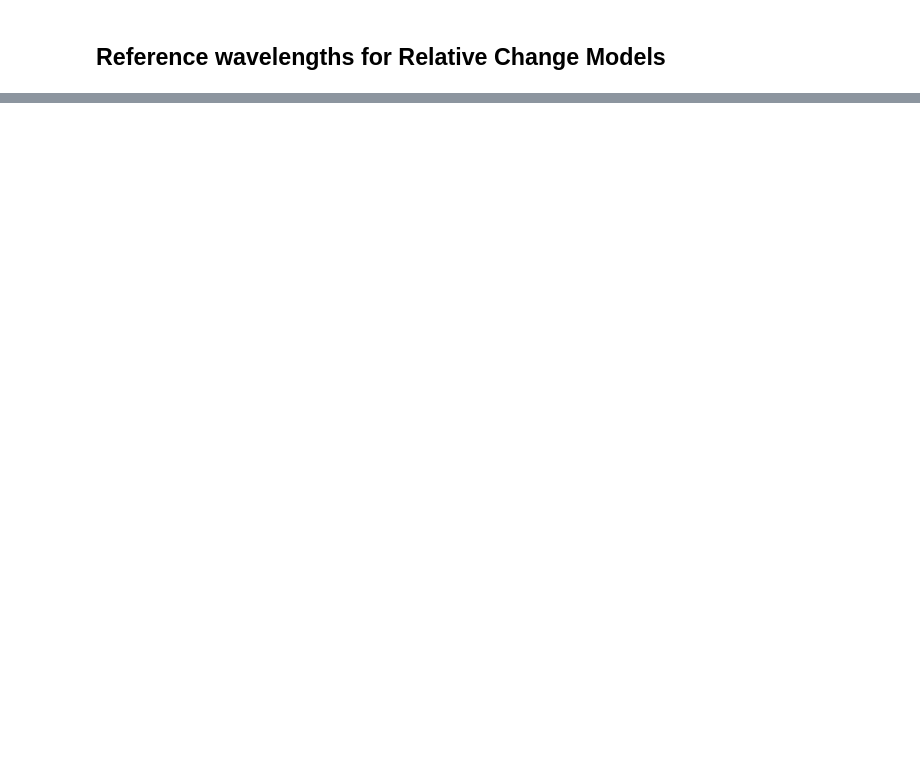
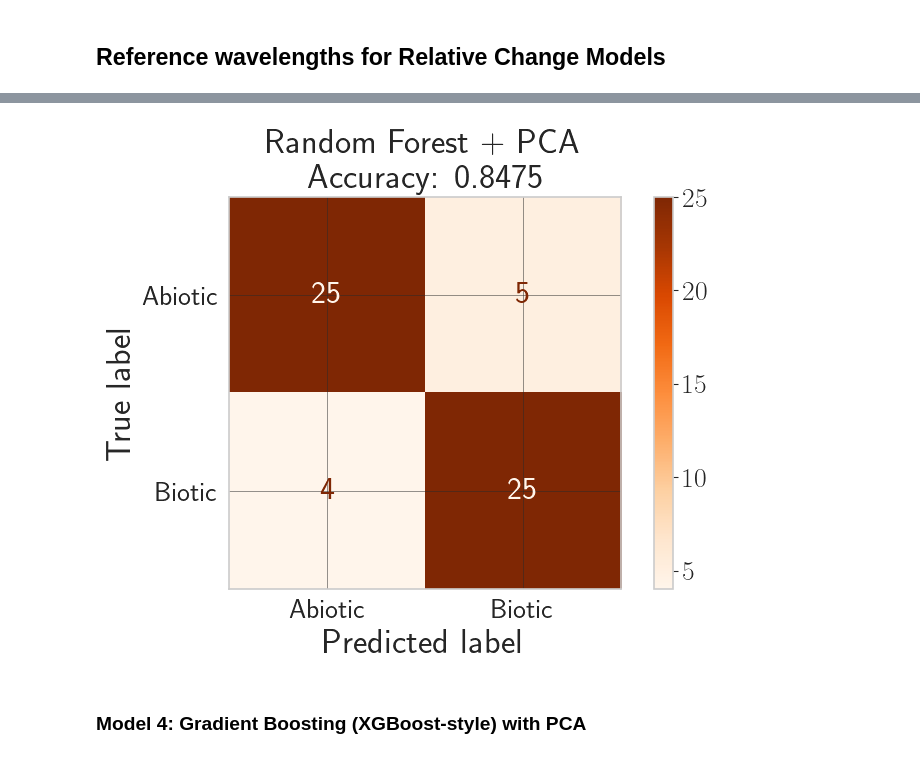
Before and after one commit to RicardoLoperaV/DiPreSi, a Jupyter notebook: Cambio Relativo/Models_RelCha.ipynb, the cells around one changed output, grey strips where cells are left out. Saved outputs shown, nothing was run; the diff lists cells and outputs as text; code cells hidden in the pictures; blank space fills up the shorter version.

```diff
--- a/Cambio Relativo/Models_RelCha.ipynb
+++ b/Cambio Relativo/Models_RelCha.ipynb
@@ -50,0 +347,31 @@ REF.head()
+# %%
+# Model 3: Random Forest with PCA
+param_grid_rf = {
+    'pca__n_components': [10, 20, 30, 50, 100],
+    'rf__n_estimators': [50, 100, 200, 300],
+    'rf__max_depth': [None, 10, 20, 30],
+    'rf__min_samples_split': [2, 5, 10],
+    'rf__min_samples_leaf': [1, 2, 4],
+    'rf__class_weight': ['balanced', 'balanced_subsample', None]
+}
+
+pipeline_rf = Pipeline([
+    ('scaler', StandardScaler()),
+    ('pca', PCA()),
+    ('rf', RandomForestClassifier(random_state=42))
+])
+
+grid_search_rf = GridSearchCV(pipeline_rf, param_grid_rf, cv=5, n_jobs=-1, scoring='balanced_accuracy', verbose=1)
+grid_search_rf.fit(X_train, y_encoded)
+
+best_rf = grid_search_rf.best_estimator_
+y_pred_rf = best_rf.predict(X_test)
+
+print(f"\n{'='*60}")
+print("RANDOM FOREST WITH PCA")
+print(f"{'='*60}")
+print(f"Best CV Score: {grid_search_rf.best_score_:.4f}")
+print(f"Best Parameters: {grid_search_rf.best_params_}")
+print(f"\nTest Accuracy: {accuracy_score(y_test_encoded, y_pred_rf):.4f}")
+print(f"Test F1 Score: {f1_score(y_test_encoded, y_pred_rf, average='weighted'):.4f}")
+print(f"\nClassification Report:\n{classification_report(y_test_encoded, y_pred_rf, target_names=le.classes_)}")
@@ -50,0 +399,13 @@ REF.head()
+# %%
+# Confusion Matrix for Random Forest
+fig, ax = plt.subplots(figsize=(8, 6))
+cm_rf = confusion_matrix(y_test_encoded, y_pred_rf)
+disp_rf = ConfusionMatrixDisplay(confusion_matrix=cm_rf, display_labels=le.classes_)
+disp_rf.plot(cmap='Oranges', ax=ax)
+ax.set_title(f'Random Forest + PCA\nAccuracy: {accuracy_score(y_test_encoded, y_pred_rf):.4f}')
+plt.tight_layout()
+plt.show()
+# %% [output]
+[figure, added]
+# %% [markdown]
+### Model 4: Gradient Boosting (XGBoost-style) with PCA
```
Also changed, not shown: parts of 30 cells of this notebook, 1 other file.
